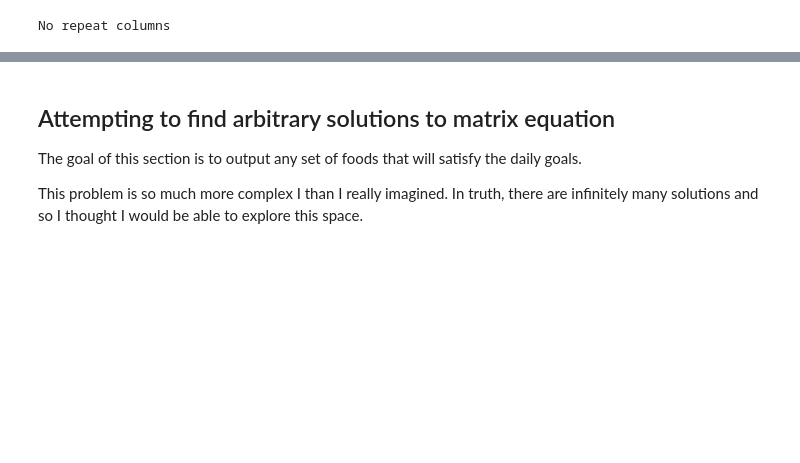
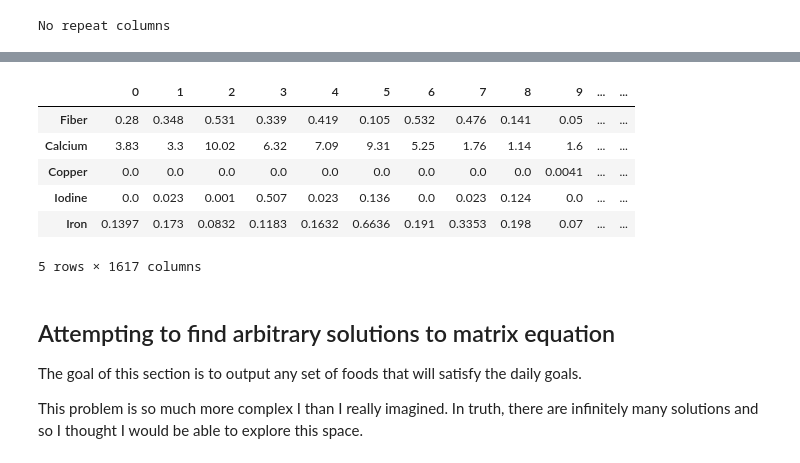
Before and after one commit to nathanteverett/portfolio, a Jupyter notebook: nutrition_calculator/nutrition_calculator_australia.ipynb, the cells around one changed output, grey strips where cells are left out. Drawn from its saved outputs; the diff is of its cells as text; code cells hidden in the pictures; blank space fills up the shorter version.

```diff
--- a/nutrition_calculator/nutrition_calculator_australia.ipynb
+++ b/nutrition_calculator/nutrition_calculator_australia.ipynb
@@ -468,0 +480,20 @@ array(['Cardamom seed, dried, ground', 'Chilli (chili), dried, ground',
+# %%
+# Make micro nutrient df #
+
+macros = ['Calories', 'Carbs', 'Protein', 'Fat', 'Sugar', 'Saturated Fat'] # Not dropping omega fatty acids
+dv = dv_clean['DV and RDI, Highest']
+micro_recommend = dv.drop(index=macros)
+micro_nutrient = nutrient_reduced.drop(columns=macros)
+# %%
+# Match nutrient index orders
+micro_matrix_combo = micro_nutrient.transpose()
+micro_matrix_combo = micro_matrix_combo.merge(micro_recommend,left_index=True, right_index=True)
+micro_matrix_combo.head()
+# %% [output]
+|  | 0 | 1 | 2 | 3 | 4 | 5 | 6 | 7 | 8 | 9 | ... | ... |
+| Fiber | 0.28 | 0.348 | 0.531 | 0.339 | 0.419 | 0.105 | 0.532 | 0.476 | 0.141 | 0.05 | ... | ... |
+| Calcium | 3.83 | 3.3 | 10.02 | 6.32 | 7.09 | 9.31 | 5.25 | 1.76 | 1.14 | 1.6 | ... | ... |
+| Copper | 0.0 | 0.0 | 0.0 | 0.0 | 0.0 | 0.0 | 0.0 | 0.0 | 0.0 | 0.0041 | ... | ... |
+| Iodine | 0.0 | 0.023 | 0.001 | 0.507 | 0.023 | 0.136 | 0.0 | 0.023 | 0.124 | 0.0 | ... | ... |
+| Iron | 0.1397 | 0.173 | 0.0832 | 0.1183 | 0.1632 | 0.6636 | 0.191 | 0.3353 | 0.198 | 0.07 | ... | ... |
+5 rows × 1617 columns
```
Also changed, not shown: parts of 20 cells of this notebook.
